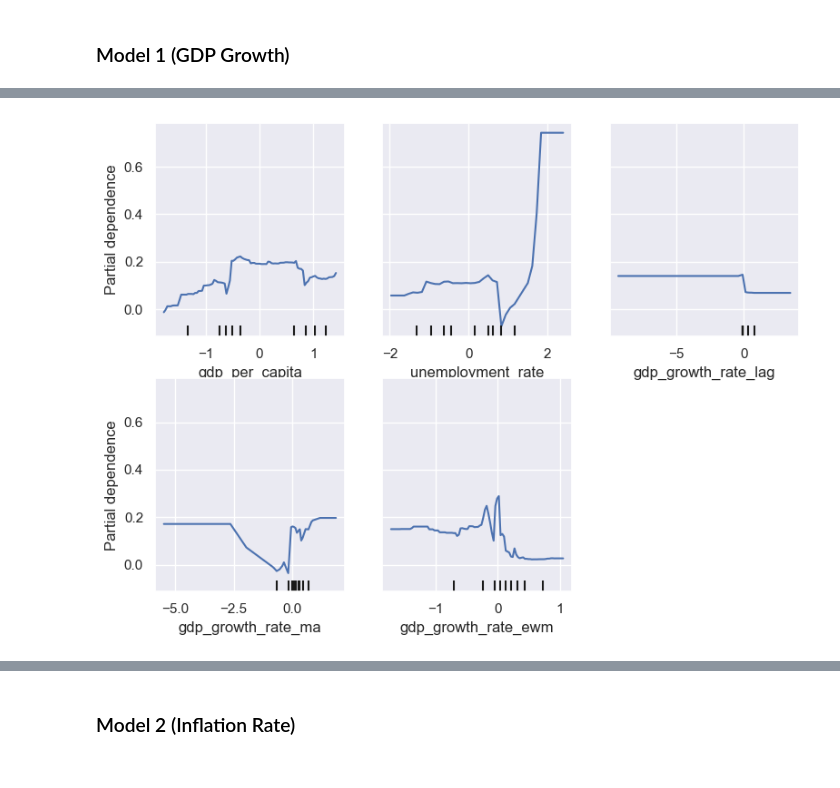
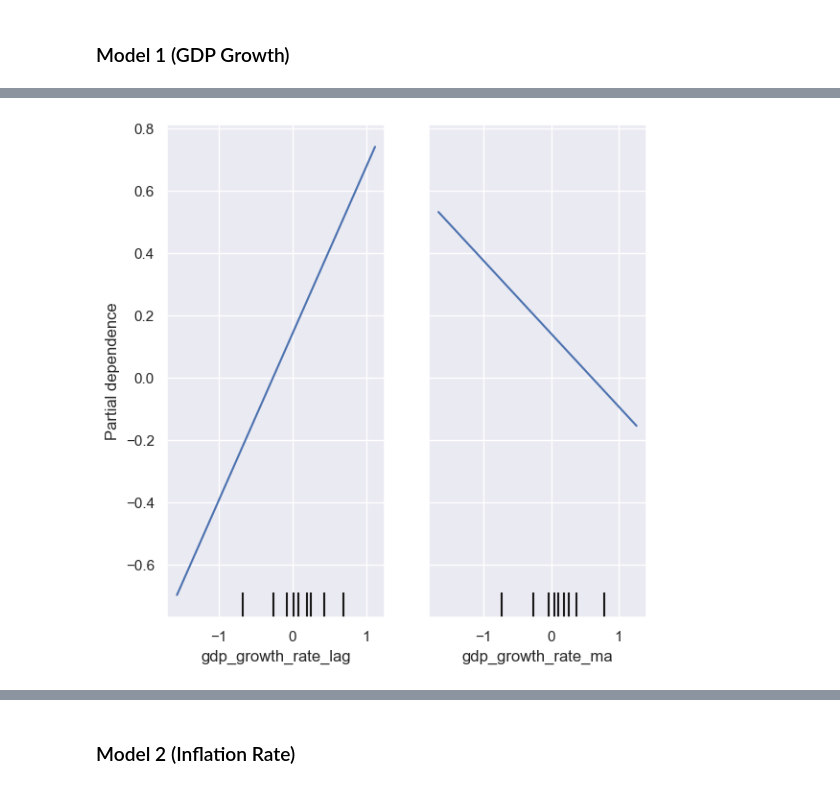
Before and after one commit to Grena30/Exploratory-Data-Analysis, a Jupyter notebook: Modelling/model.ipynb, the cells around one changed output, grey strips where cells are left out. Saved outputs shown, nothing was run; the diff lists cells and outputs as text; code cells hidden in the pictures.

```diff
--- a/Modelling/model.ipynb
+++ b/Modelling/model.ipynb
@@ -518,8 +535,8 @@ dtype: int64
 # %%
 # plot_dataframe(df=df, plot='hist')
 # %%
-df['gdp_growth_rate'] = df['gdp'].pct_change() * 100
-df['gdp_growth_rate'] = df['gdp_growth_rate'].round(2)
+# df['gdp_growth_rate'] = df['gdp'].pct_change() * 100
+# df['gdp_growth_rate'] = df['gdp_growth_rate'].round(2)
 # %%
 # Visualize data distribution after imputation
 # plot_dataframe(df=df, plot='hist')
@@ -612,7 +633,7 @@ vif_df
 # %%
-df = df.drop(columns=['gdp_growth_rate_quarterly'])
+df = df.drop(columns=['gdp_growth_rate'])
 
-split_point = int(len(df) * 0.8)
+split_point = int(len(df) * 0.85)
 train = df.iloc[:split_point].copy()
 test  = df.iloc[split_point:].copy()
 # %%
@@ -681,8 +703,9 @@ drop_cols=[
     'unemployment_rate_ma',
     'gdp',
     # 'gdp_growth_rate_lag',
-    # 'gdp_growth_rate_ewm',
-    # 'gdp_per_capita',
+    # 'gdp_growth_rate_ma',
+    'gdp_growth_rate_ewm',
+    'gdp_per_capita',
     'education_attainment',
     'price_index',
     'energy_prices',
@@ -694,6 +717,7 @@ drop_cols=[
     'adult_unemployment_rate',
     'youth_unemployment_rate',
     'inflation_rate_lag',
-    'unemployment_rate_lag'
+    'unemployment_rate_lag',
+    'unemployment_rate'
 ]
 # %%
@@ -742,16 +742,31 @@ Model - RandomForestRegressor
 # %%
 models = {
     "LinearRegression": LinearRegression(fit_intercept=True, positive=False),
-    "RidgeRegression": Ridge(alpha=0.01, fit_intercept=True, solver='auto', random_state=RANDOM_STATE),
-    "LassoRegression": Lasso(alpha=0.001, fit_intercept=True, max_iter=5000, selection='random', random_state=RANDOM_STATE),
+    "RidgeRegression": Ridge(alpha=0.01, fit_intercept=True, solver='lsqr', random_state=RANDOM_STATE),
+    "LassoRegression": Lasso(alpha=0.001, fit_intercept=True, max_iter=5000, selection='cyclic', random_state=RANDOM_STATE),
     "RandomForestRegressor": RandomForestRegressor(
-        n_estimators=200,
-        max_depth=10,
+        n_estimators=50,
+        max_depth=None,
         min_samples_leaf=4,
-        min_samples_split=10,
+        min_samples_split=2,
         max_features='sqrt',
         random_state=RANDOM_STATE
+    ),
+    "XGBoost": XGBRegressor(
+        n_estimators=100,
+        colsample_bytree=1,
+        gamma=0,
+        reg_alpha=1,
+        reg_lambda=5,
+        max_depth=7,
+        learning_rate=0.01,
+        min_child_weight=1,
+        subsample=1,
+        random_state=RANDOM_STATE,
+        tree_method="hist",
+        verbosity=0
     )
+
 }
 # %%
 metrics_df, best_name, best_model, predictions, models_trained = train_and_evaluate(
@@ -822,19 +827,20 @@ print(importance_df.head(10))
 # %%
 X_transformed = best_model.named_steps['preprocessor'].transform(X_train)
 
 plot = PartialDependenceDisplay.from_estimator(
     estimator,
     X_transformed,
     features=X_train, # pyright: ignore[reportArgumentType]
     feature_names=X_train.columns
 )
 
 fig = plot.figure_
-fig.set_size_inches(8, 6)
+# plt.figure(figsize=(14, 8))
+fig.set_size_inches(6, 6)
 plt.tight_layout()
 plt.show()
 # %% [output]
-[figure, old version]
+[figure, new version]
 # %%
 y_pred = predictions[best_name]['y_test_pred']
 residuals = y_test - y_pred
```
Also changed, not shown: parts of 75 cells of this notebook.
